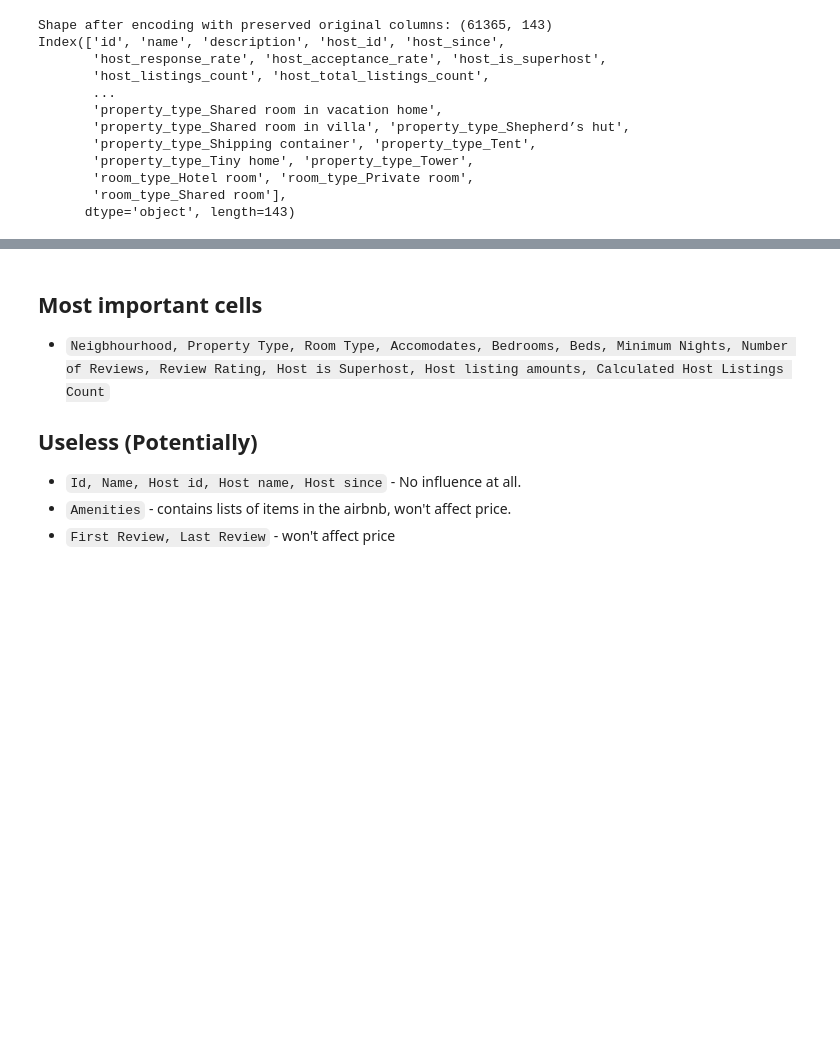
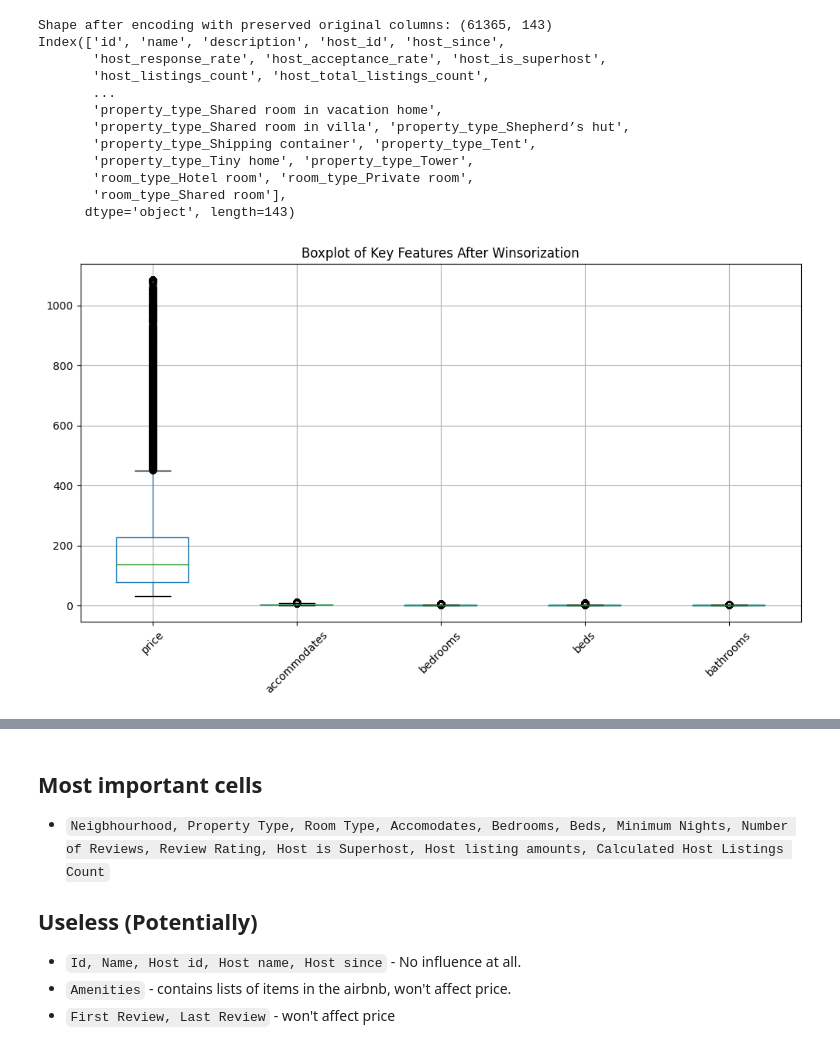
Before and after one commit to FP2003/AirBnB-Price-Prediction-System, a Jupyter notebook: fp100_jh851_solution.ipynb, the cells around one changed output, grey strips where cells are left out. Drawn from its saved outputs; the diff is of its cells as text; code cells hidden in the pictures; blank space fills up the shorter version.

```diff
--- a/fp100_jh851_solution.ipynb
+++ b/fp100_jh851_solution.ipynb
@@ -221,0 +221,20 @@ df.to_csv('df_post_encode_with_prop_type.csv', index=False)
+# %%
+# df.to_csv('df_post_encode_with_prop_type.csv', index=False)
+
+df['price'] = winsorize(df['price'], limits=[0.01, 0.01])
+df['accommodates'] = winsorize(df['accommodates'], limits=[0.01, 0.01])
+df['bedrooms'] = winsorize(df['bedrooms'], limits=[0.01, 0.01])
+df['beds'] = winsorize(df['beds'], limits=[0.01, 0.01])
+df['bathrooms'] = winsorize(df['bathrooms'], limits=[0.01, 0.01])
+# %%
+# Define columns to check
+outlier_cols = ['price', 'accommodates', 'bedrooms', 'beds', 'bathrooms']
+
+# Plot boxplots after Winsorization
+plt.figure(figsize=(12, 6))
+df[outlier_cols].boxplot()
+plt.title("Boxplot of Key Features After Winsorization")
+plt.xticks(rotation=45)
+plt.show()
+# %% [output]
+[figure, added]
```
Also changed, not shown: parts of 3 cells of this notebook.
